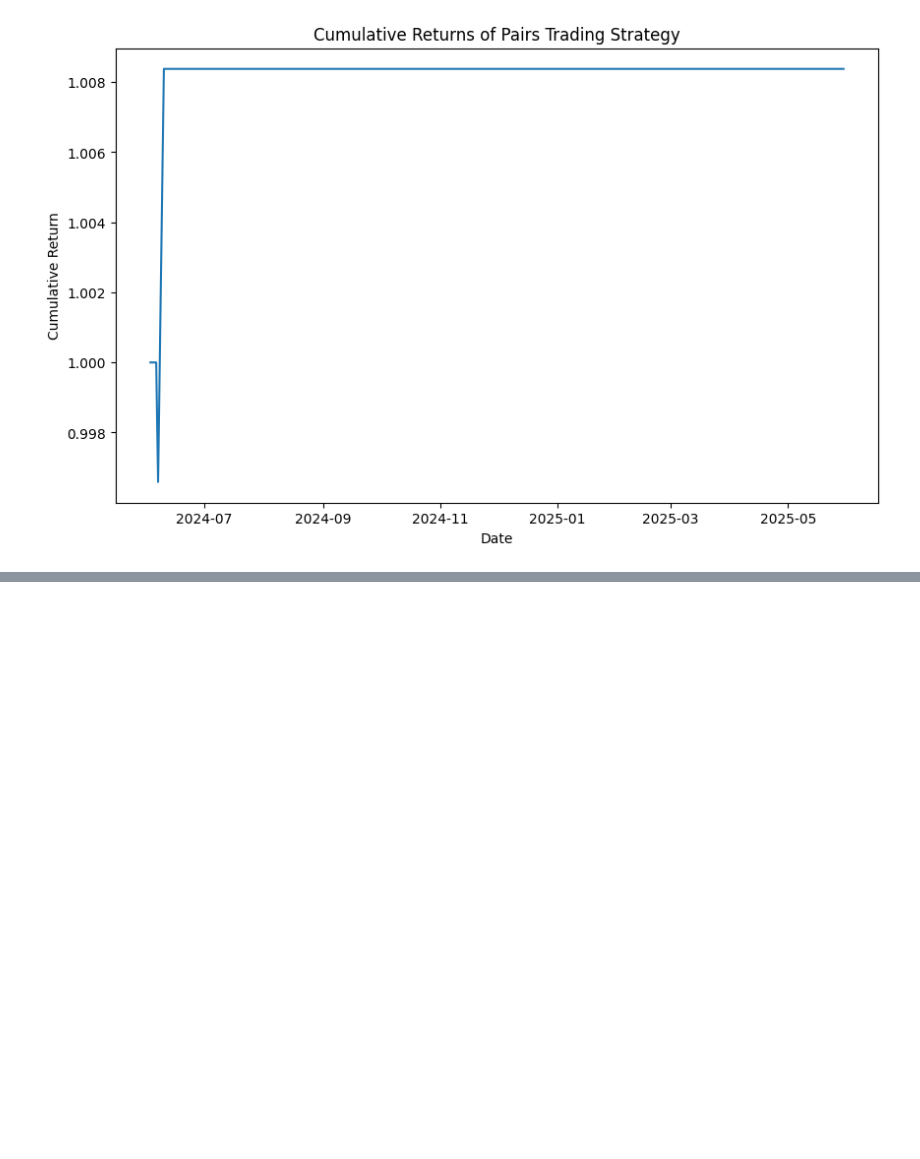
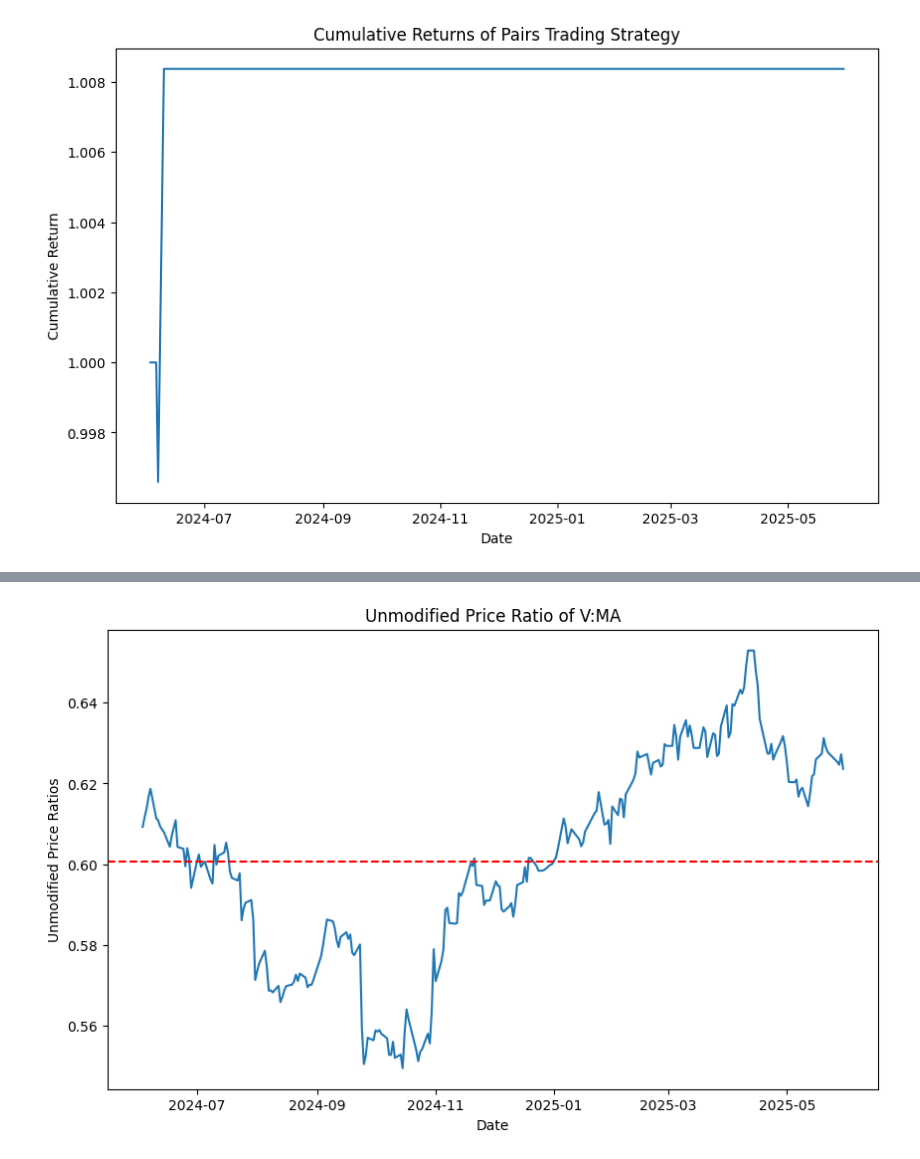
Before and after one commit to jay-gleeson/fintech-pairs-csuf, a Jupyter notebook: archive/pairs_trading.ipynb, the cells around one changed output, grey strips where cells are left out. Drawn from its saved outputs; the diff is of its cells as text; code cells hidden in the pictures; blank space fills up the shorter version.

Commit message:
add: new pairs trading structure
Credit to https://github.com/victoria-uriostegui/ for the profit_tracker function and setup.

```diff
--- a/archive/pairs_trading.ipynb
+++ b/archive/pairs_trading.ipynb
@@ -684,0 +685,16 @@ Max Drawdown: 0.0034095759100331025
+# %%
+# Get price ratios of the pair.
+price_ratios = df[pair[0]] / df[pair[1]]
+
+# Plot the unmodified price ratios.
+plt.figure(figsize=(10, 6))
+plt.plot(price_ratios, label=f'Unmodified Price Ratio of {pair[0]}:{pair[1]}')
+plt.axhline(y=price_ratios.mean(), color='red', linestyle='--')  # Horizontal line at zero
+plt.autoscale(False)
+plt.title(f'Unmodified Price Ratio of {pair[0]}:{pair[1]}')
+plt.xlabel('Date')
+plt.ylabel('Unmodified Price Ratios')
+plt.show()
+plt.close()
+# %% [output]
+[figure, added]
```
Also changed, not shown: parts of 8 cells of this notebook, 1 other file.
